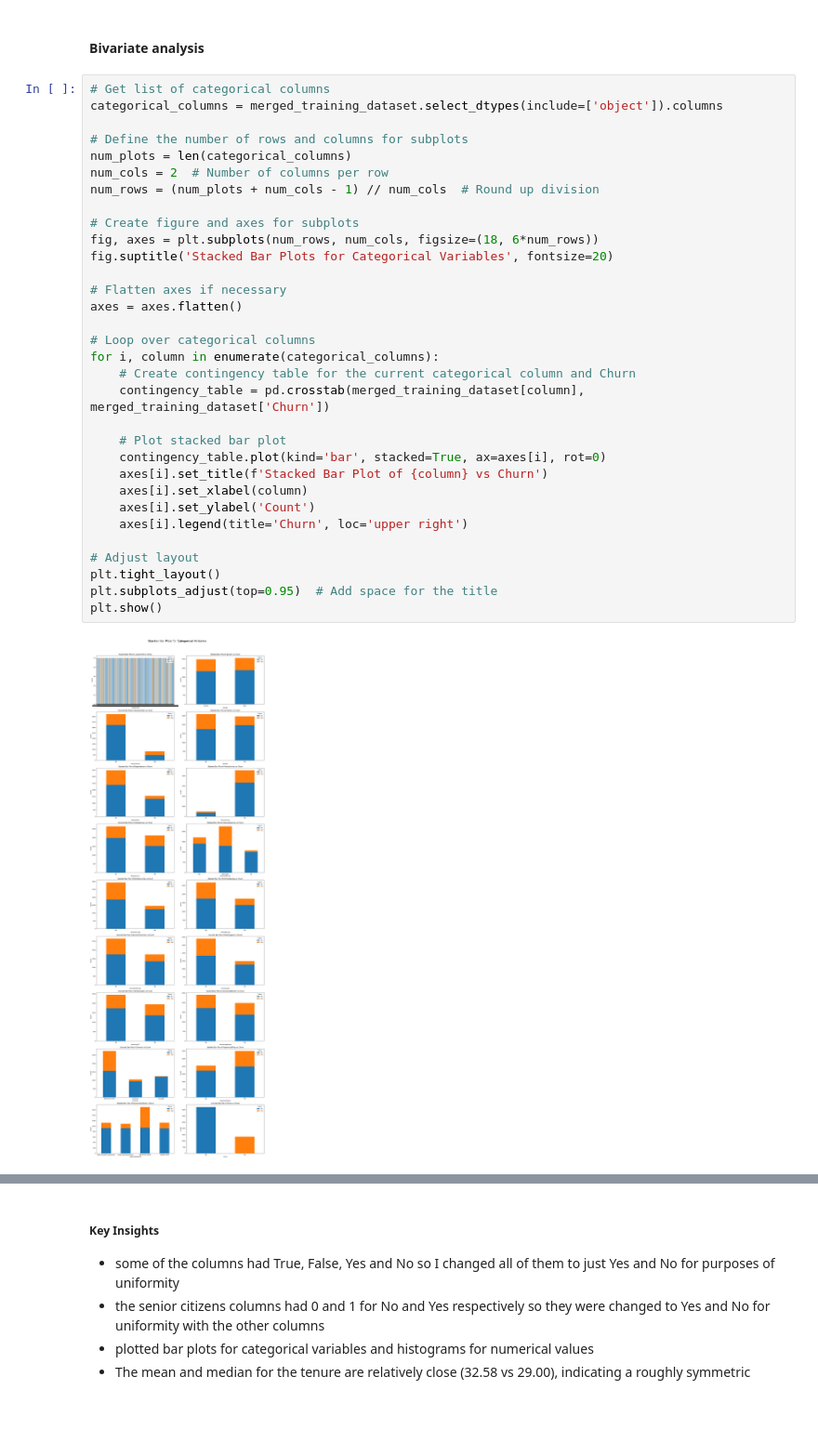
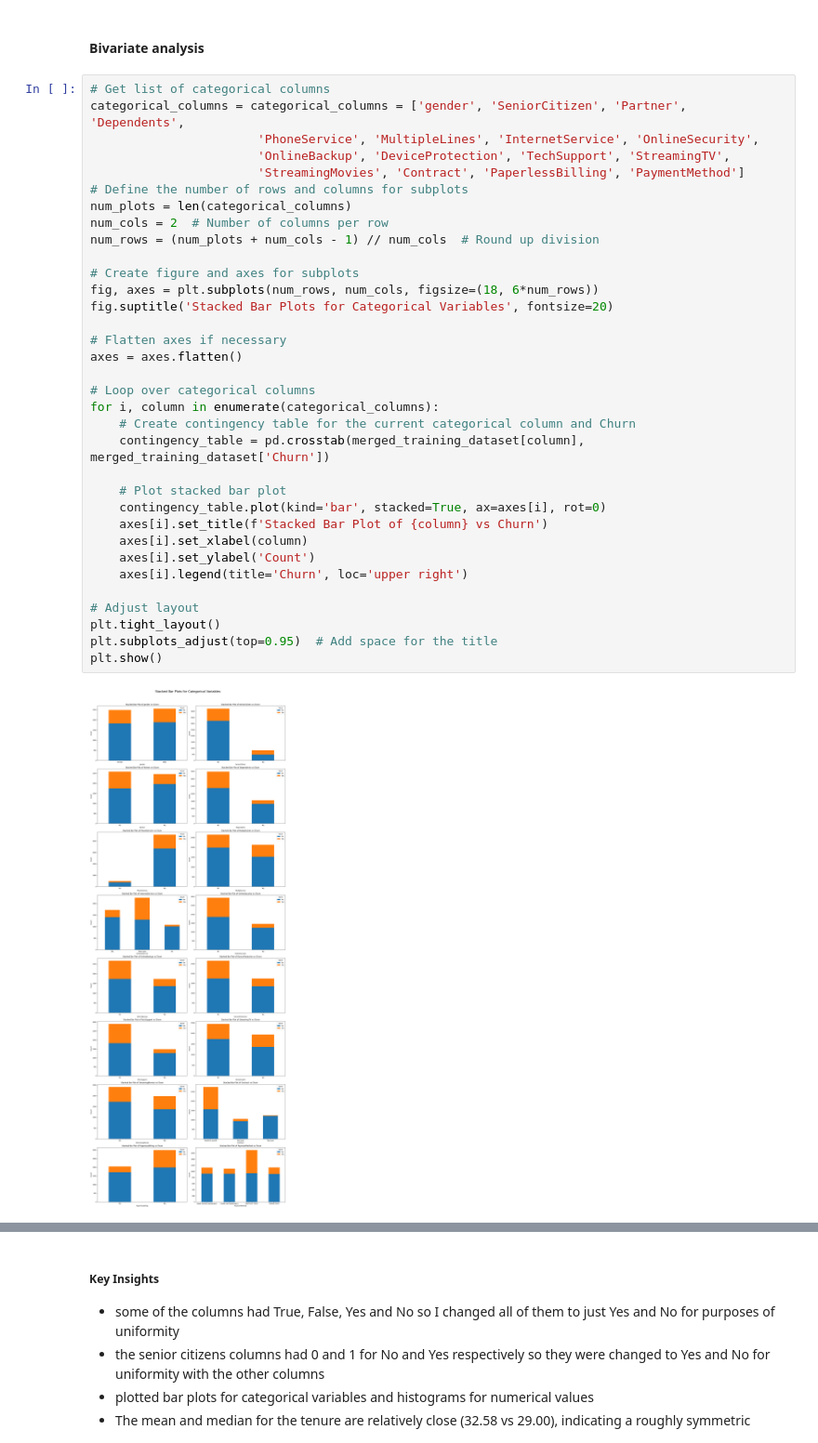
Before and after one commit to lizjelimo/Churn-Analysis, a Jupyter notebook: notebooks/main.ipynb, the cells around one changed output, grey strips where cells are left out. Shown at 93% size. Cells and saved outputs as stored; diff of their text form; blank space fills up the shorter version.

```diff
--- a/notebooks/main.ipynb
+++ b/notebooks/main.ipynb
@@ -304,35 +352,37 @@ plt.show()
 #### Bivariate analysis
 # %%
 # Get list of categorical columns
-categorical_columns = merged_training_dataset.select_dtypes(include=['object']).columns
-
+categorical_columns = categorical_columns = ['gender', 'SeniorCitizen', 'Partner', 'Dependents',
+                       'PhoneService', 'MultipleLines', 'InternetService', 'OnlineSecurity',
+                       'OnlineBackup', 'DeviceProtection', 'TechSupport', 'StreamingTV',
+                       'StreamingMovies', 'Contract', 'PaperlessBilling', 'PaymentMethod']
 # Define the number of rows and columns for subplots
 num_plots = len(categorical_columns)
 num_cols = 2  # Number of columns per row
 num_rows = (num_plots + num_cols - 1) // num_cols  # Round up division
 
 # Create figure and axes for subplots
 fig, axes = plt.subplots(num_rows, num_cols, figsize=(18, 6*num_rows))
 fig.suptitle('Stacked Bar Plots for Categorical Variables', fontsize=20)
 
 # Flatten axes if necessary
 axes = axes.flatten()
 
 # Loop over categorical columns
 for i, column in enumerate(categorical_columns):
     # Create contingency table for the current categorical column and Churn
     contingency_table = pd.crosstab(merged_training_dataset[column], merged_training_dataset['Churn'])
 
     # Plot stacked bar plot
     contingency_table.plot(kind='bar', stacked=True, ax=axes[i], rot=0)
     axes[i].set_title(f'Stacked Bar Plot of {column} vs Churn')
     axes[i].set_xlabel(column)
     axes[i].set_ylabel('Count')
     axes[i].legend(title='Churn', loc='upper right')
 
 # Adjust layout
 plt.tight_layout()
 plt.subplots_adjust(top=0.95)  # Add space for the title
 plt.show()
 # %% [output]
-[figure, old version]
+[figure, new version]
```
Also changed, not shown: parts of 9 cells of this notebook, 1 other file.
